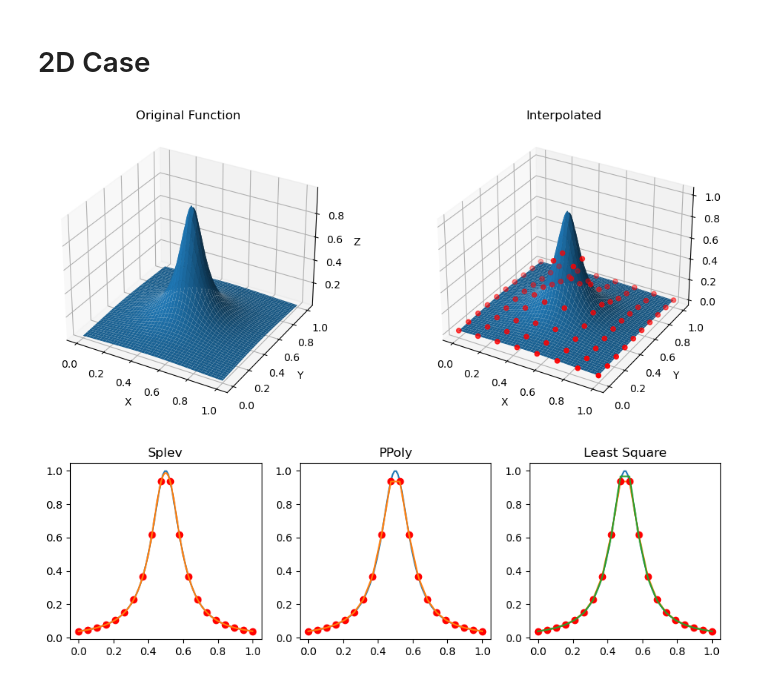
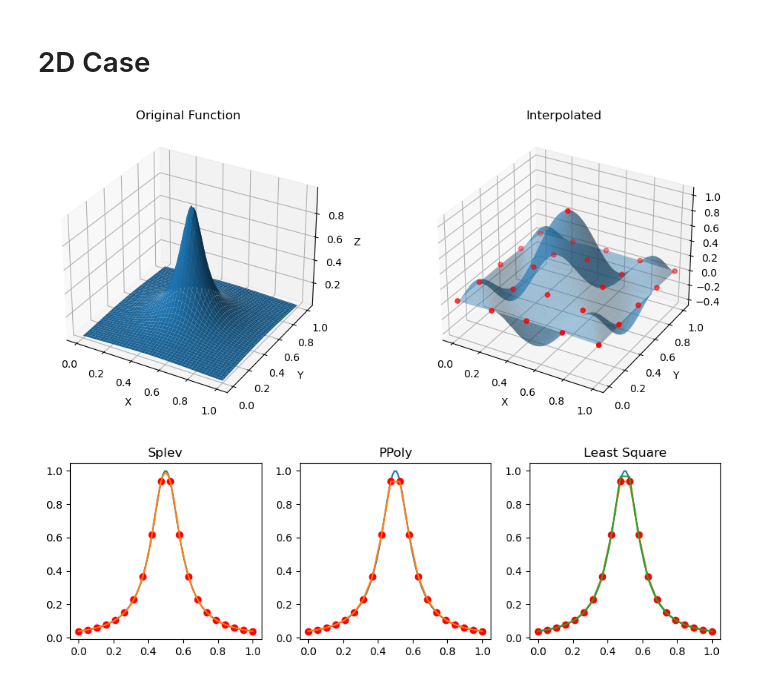
Before and after one commit to ananthkrishna96/Python-Allen-Cahn-FEM-Solver, a Jupyter notebook: Exercises.ipynb, the cells around one changed output. Cells and saved outputs as stored; diff of their text form; code cells hidden in the pictures.

```diff
--- a/Exercises.ipynb
+++ b/Exercises.ipynb
@@ -231,7 +232,7 @@ def lagrange_basis(x, i, X):
     return prod([(x-X[j])/(X[i]-X[j]) for j in range(len(X)) if i != j], axis=0)
 
 dim = 2
-N = [8,10] # same size as dim
+N = [5,5] # same size as dim
 nn = [256, 513]
 assert dim == len(N) == len(nn), 'Check your dimensions!'
 Q = [linspace(0,1,n) for n in N]
@@ -250,30 +251,30 @@ F = g(X,Y)
 # %%
 #PLOTS
 
 fig = pyplot.figure(figsize=(12, 5))
 ax1 = fig.add_subplot(121, projection='3d')
 ax1.plot_surface(X,Y,F)
 ax1.set_xlabel('X')
 ax1.set_ylabel('Y')
 ax1.set_zlabel('Z')
 ax1.set_title('Original Function')
 # ax1.view_init(elev=30)
 
 ax2 = fig.add_subplot(122, projection='3d')
 ax2.set_xlabel('X')
 ax2.set_ylabel('Y')
 ax2.set_zlabel('Z')
 ax2.set_title('Interpolated')
 
-# ax2.plot_surface(X,Y,p,alpha = 0.4)
-ax2.plot_surface(X,Y,F)
+ax2.plot_surface(X,Y,p,alpha = 0.4)
+# ax2.plot_surface(X,Y,F)
 ax2.scatter(Qx,Qy,g(Qx,Qy), c='r', marker='o')
 # ax2.view_init(elev=40)
 
 # pyplot.tight_layout()
 pyplot.show()
 # %% [output]
-[figure, old version]
+[figure, new version]
 # %%
 # Runge function
 def f(x):
```
Also changed, not shown: parts of 8 cells of this notebook.
